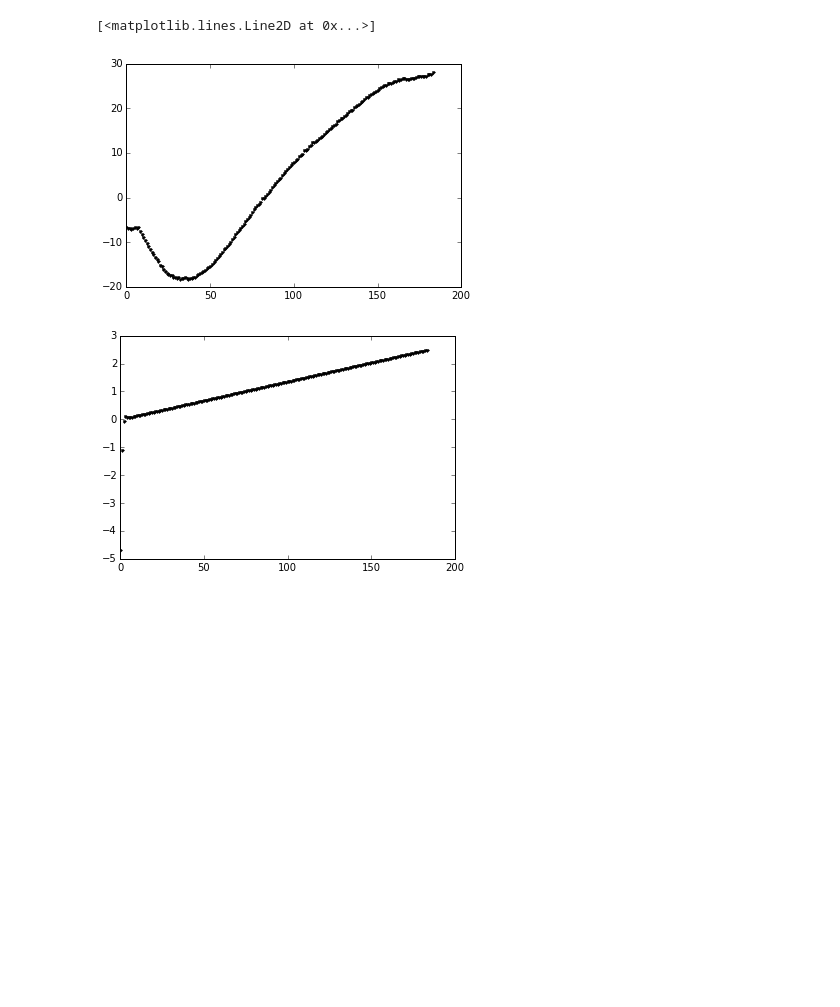
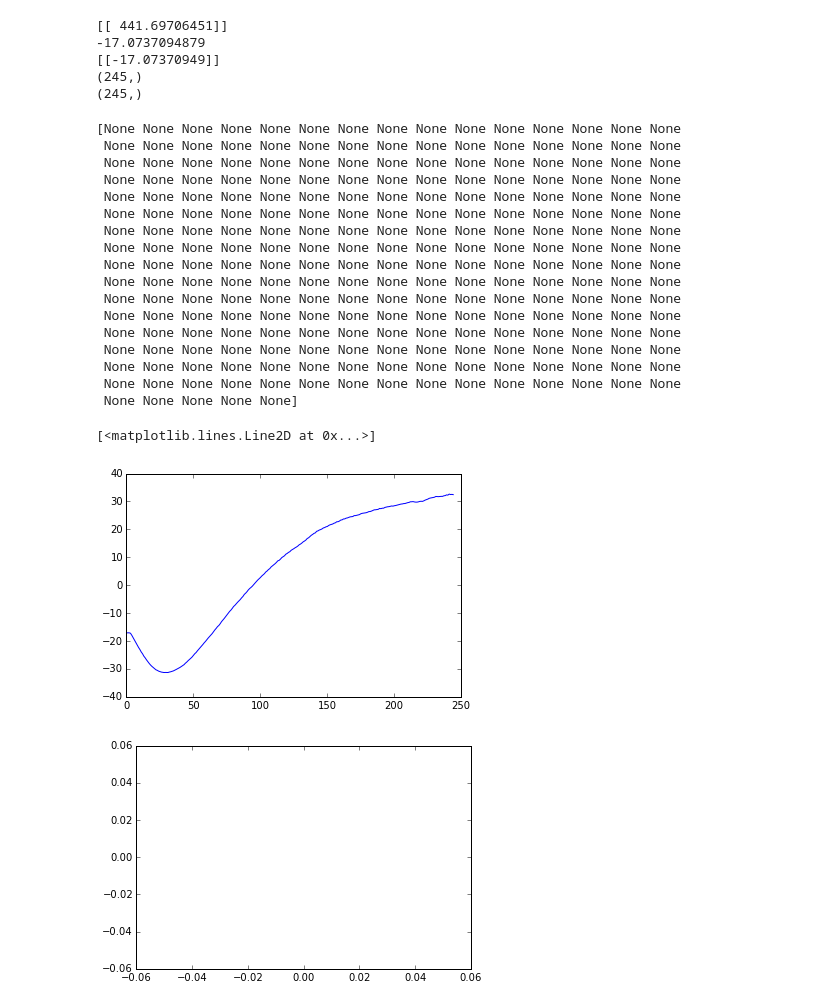
Before and after one commit to phelpsforpresident/MIC-XRD-Polymer, a Jupyter notebook: notebooks/Kalman_filter.ipynb, the cells around one changed output. Cells and saved outputs as stored; diff of their text form; code cells hidden in the pictures; blank space fills up the shorter version.

```diff
--- a/notebooks/Kalman_filter.ipynb
+++ b/notebooks/Kalman_filter.ipynb
@@ -79,0 +72,24 @@ print test.shape
+# %%
+test = []
+for point, strain in zip(points0, strains0):
+    kf_filter.predict(np.array([strain]))
+    kf_filter.update(np.array([point]))
+    test.append(kf_filter.x)
+
+# for point, strain in zip(points1, strains1):
+#     kf_filter.predict(np.array([[strain]]))
+#     kf_filter.update(np.array([[point]]))
+
+# print np.array(test).shape
+kf_filter.x.shape
+plt.plot(np.array(test)[:, 0, 0], label='Prediction')
+# print kf_filter.x
+# print points0[-1]
+plt.plot(points0, label='Raw Data')
+plt.legend(loc=2)
+plt.title('Data')
+plt.show()
+fig = plt.figure()
+plt.title('Difference')
+plt.plot(np.array(test)[:, 0, 0] - points0)
+plt.show()
@@ -80,9 +99,48 @@ print test.shape
+# %%
+pred_strain2 = []
+print kf_filter.x
+print points2[0]
+kf_filter.x = np.array([[points2[0]]])
+print kf_filter.x
+for strain in strains2:
+#     print strain
+    pred_strain2.append(kf_filter.predict(np.array([[strain]])))
+
+print points2.shape
+print np.array(pred_strain2).shape
+# %% [output]
+[[ 441.69706451]]
+-17.0737094879
+[[-17.07370949]]
+(245,)
+(245,)
 # %%
 fig = plt.figure()
-plt.plot(sample1['points'][0], 'k.')
+plt.plot(points2)
 fig = plt.figure()
-plt.plot(test[:, 0], 'k.')
+print np.array(pred_strain2)
+plt.plot(np.array(pred_strain2))
+# plt.show()
+# fig = plt.figure()
+# plt.plot(test[:, 0], 'k.')
 # %% [output]
-[<matplotlib.lines.Line2D at 0x...>]
+[None None None None None None None None None None None None None None None
+ None None None None None None None None None None None None None None None
+ None None None None None None None None None None None None None None None
+ None None None None None None None None None None None None None None None
+ None None None None None None None None None None None None None None None
+ None None None None None None None None None None None None None None None
+ None None None None None None None None None None None None None None None
+ None None None None None None None None None None None None None None None
+ None None None None None None None None None None None None None None None
+ None None None None None None None None None None None None None None None
+ None None None None None None None None None None None None None None None
+ None None None None None None None None None None None None None None None
+ None None None None None None None None None None None None None None None
+ None None None None None None None None None None None None None None None
+ None None None None None None None None None None None None None None None
+ None None None None None None None None None None None None None None None
+ None None None None None]
+[<matplotlib.lines.Line2D at 0x...>]
-[figure, old version]
+[figure, new version]
-[figure, old version]
+[figure, new version]
```
Also changed, not shown: parts of 11 cells of this notebook.
